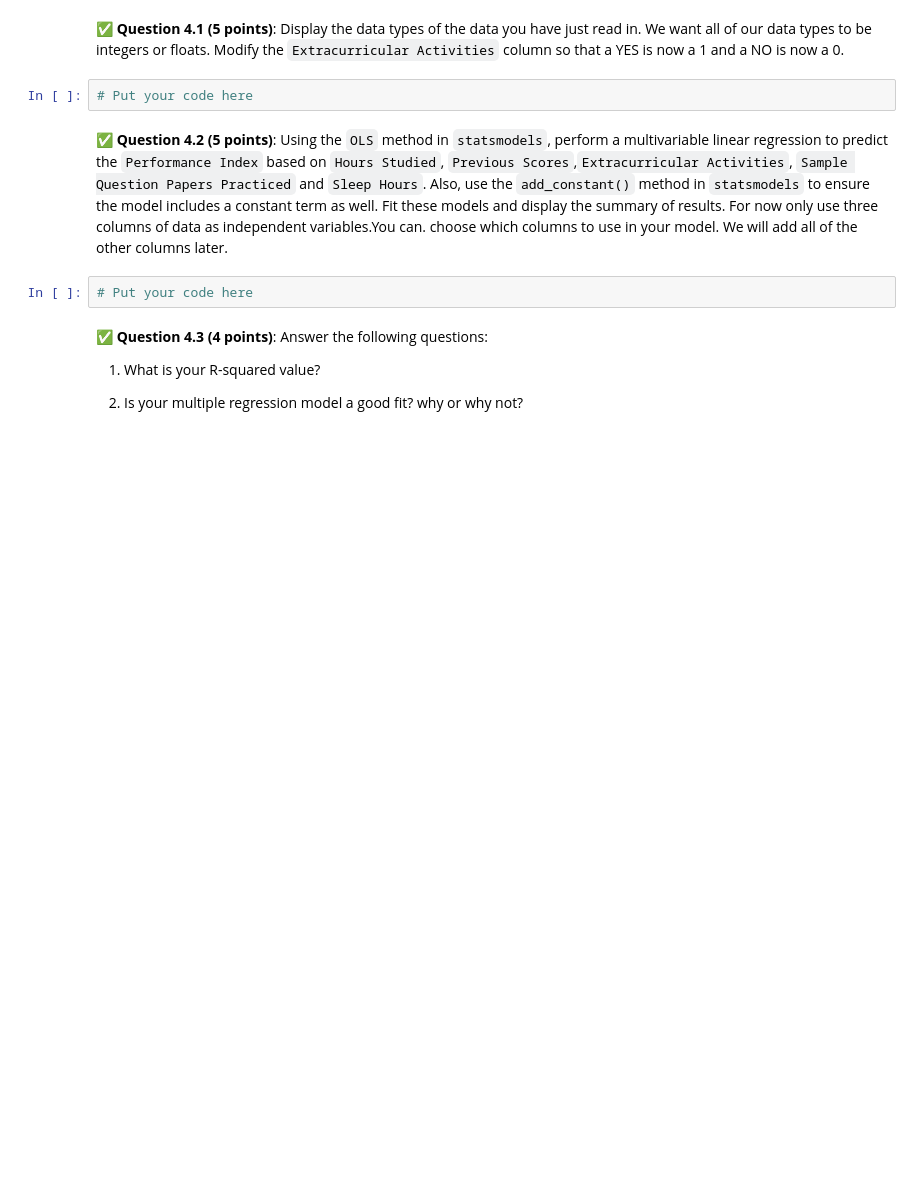
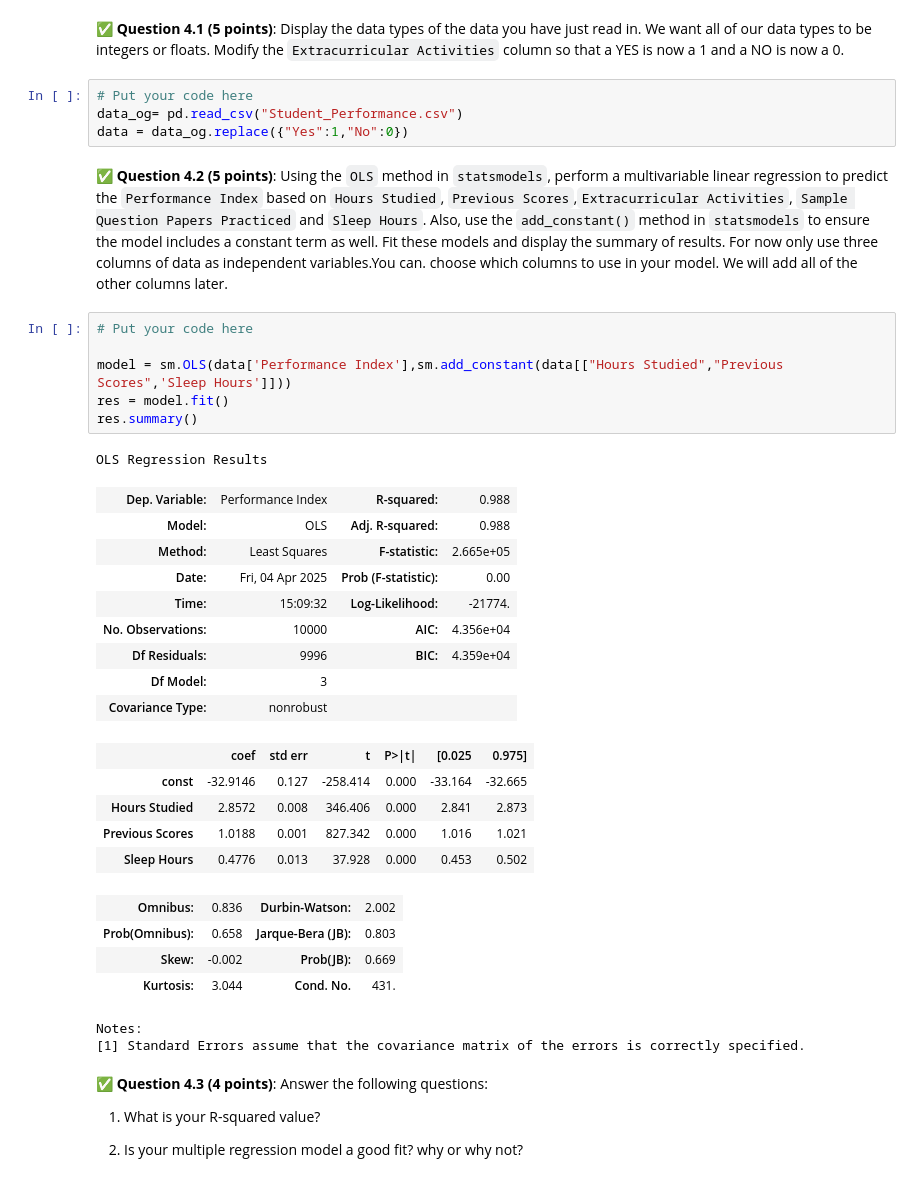
Before and after one commit to abdollahegazy/cmse202-s25-turnin, a Jupyter notebook: hw-03/HW-03_Regression-S25-STUDENT.ipynb, the cells around one changed output. Drawn from its saved outputs; the diff is of its cells as text; blank space fills up the shorter version.

```diff
--- a/hw-03/HW-03_Regression-S25-STUDENT.ipynb
+++ b/hw-03/HW-03_Regression-S25-STUDENT.ipynb
@@ -210,10 +225,38 @@ First, download and read in this synthetic dataset of Student Performance. `http
 &#9989;  **Question 4.1 (5 points)**: Display the data types of the data you have just read in. We want all of our data types to be integers or floats. Modify the `Extracurricular Activities` column so that a YES is now a 1 and a NO is now a 0.
 # %%
 # Put your code here
+data_og= pd.read_csv("Student_Performance.csv")
+data = data_og.replace({"Yes":1,"No":0})
 # %% [markdown]
 &#9989;  **Question 4.2 (5 points)**: Using the `OLS` method in `statsmodels`, perform a multivariable linear regression to predict the `Performance Index` based on `Hours Studied`, `Previous Scores`,`Extracurricular Activities`, `Sample Question Papers Practiced` and `Sleep Hours`. Also, use the `add_constant()` method in `statsmodels` to ensure the model includes a constant term as well. Fit these models and display the summary of results.  For now only use three columns of data as independent variables.You can. choose which columns to use in your model. We will add all of the other columns later.
-# %%
-# Put your code here
+# %%
+# Put your code here
+
+model = sm.OLS(data['Performance Index'],sm.add_constant(data[["Hours Studied","Previous Scores",'Sleep Hours']]))
+res = model.fit()
+res.summary()
+# %% [output]
+OLS Regression Results
+| Dep. Variable: | Performance Index | R-squared: | 0.988 |
+| Model: | OLS | Adj. R-squared: | 0.988 |
+| Method: | Least Squares | F-statistic: | 2.665e+05 |
+| Date: | Fri, 04 Apr 2025 | Prob (F-statistic): | 0.00 |
+| Time: | 15:09:32 | Log-Likelihood: | -21774. |
+| No. Observations: | 10000 | AIC: | 4.356e+04 |
+| Df Residuals: | 9996 | BIC: | 4.359e+04 |
+| Df Model: | 3 |  |  |
+| Covariance Type: | nonrobust |  |  |
+|  | coef | std err | t | P>|t| | [0.025 | 0.975] |
+| const | -32.9146 | 0.127 | -258.414 | 0.000 | -33.164 | -32.665 |
+| Hours Studied | 2.8572 | 0.008 | 346.406 | 0.000 | 2.841 | 2.873 |
+| Previous Scores | 1.0188 | 0.001 | 827.342 | 0.000 | 1.016 | 1.021 |
+| Sleep Hours | 0.4776 | 0.013 | 37.928 | 0.000 | 0.453 | 0.502 |
+| Omnibus: | 0.836 | Durbin-Watson: | 2.002 |
+| Prob(Omnibus): | 0.658 | Jarque-Bera (JB): | 0.803 |
+| Skew: | -0.002 | Prob(JB): | 0.669 |
+| Kurtosis: | 3.044 | Cond. No. | 431. |
+Notes:
+[1] Standard Errors assume that the covariance matrix of the errors is correctly specified.
 # %% [markdown]
 &#9989;  **Question 4.3 (4 points)**: Answer the following questions:
 
```
Also changed, not shown: parts of 10 cells of this notebook.
